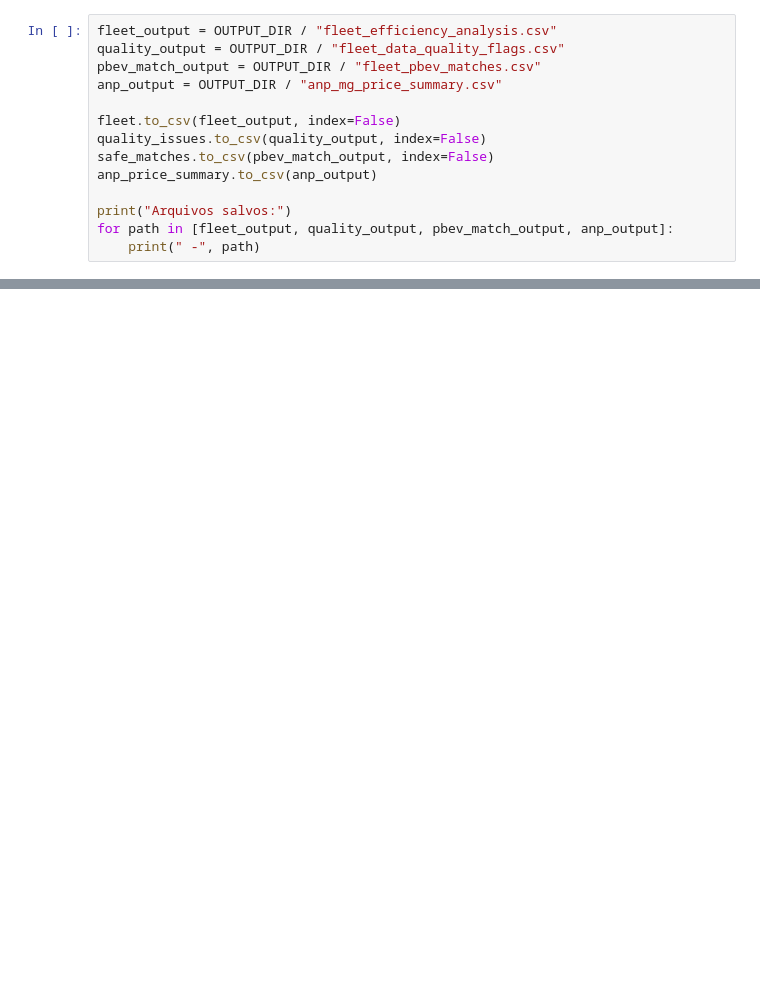
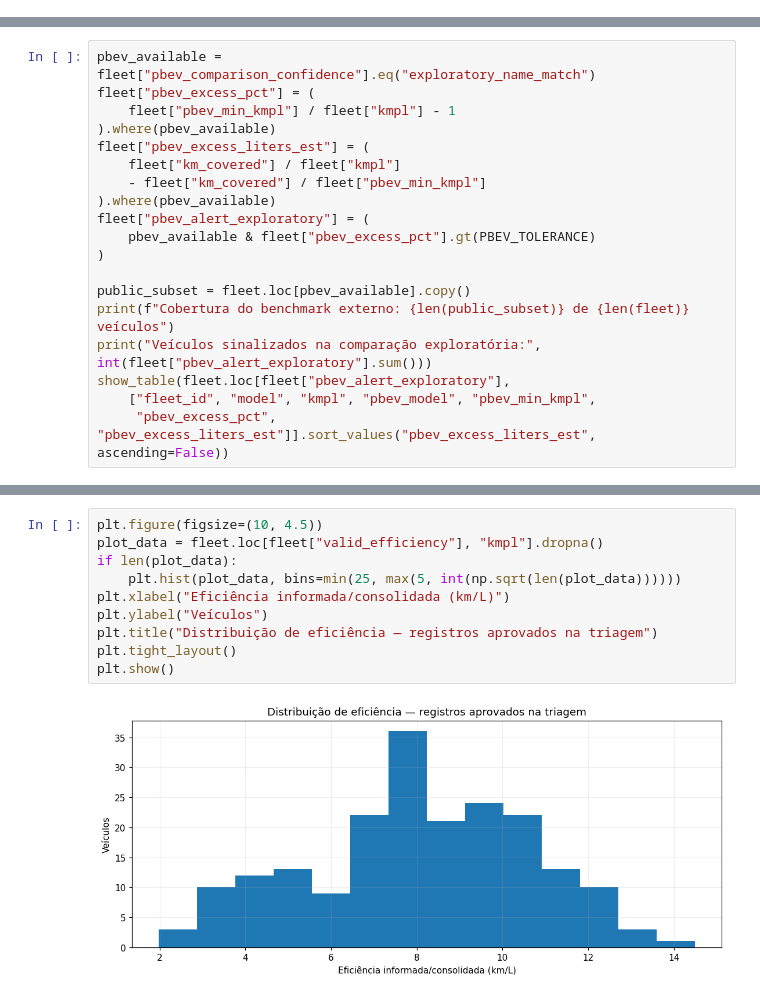
Before and after one commit to Joaopdiasventura/fleet-force-calculation-engine, a Jupyter notebook: main.ipynb, the cells around one changed output, grey strips where cells are left out. Saved outputs shown, nothing was run; the diff lists cells and outputs as text; blank space fills up the shorter version.

```diff
--- a/main.ipynb
+++ b/main.ipynb
@@ -1274,14 +0,0 @@ Os arquivos exportados preservam nomes técnicos de colunas para facilitar sua r
-# %%
-fleet_output = OUTPUT_DIR / "fleet_efficiency_analysis.csv"
-quality_output = OUTPUT_DIR / "fleet_data_quality_flags.csv"
-pbev_match_output = OUTPUT_DIR / "fleet_pbev_matches.csv"
-anp_output = OUTPUT_DIR / "anp_mg_price_summary.csv"
-
-fleet.to_csv(fleet_output, index=False)
-quality_issues.to_csv(quality_output, index=False)
-safe_matches.to_csv(pbev_match_output, index=False)
-anp_price_summary.to_csv(anp_output)
-
-print("Arquivos salvos:")
-for path in [fleet_output, quality_output, pbev_match_output, anp_output]:
-    print(" -", path)
@@ -1387,0 +732,19 @@ Este notebook é uma **prova de conceito de análise de consumo**, com dados pú
+# %%
+pbev_available = fleet["pbev_comparison_confidence"].eq("exploratory_name_match")
+fleet["pbev_excess_pct"] = (
+    fleet["pbev_min_kmpl"] / fleet["kmpl"] - 1
+).where(pbev_available)
+fleet["pbev_excess_liters_est"] = (
+    fleet["km_covered"] / fleet["kmpl"]
+    - fleet["km_covered"] / fleet["pbev_min_kmpl"]
+).where(pbev_available)
+fleet["pbev_alert_exploratory"] = (
+    pbev_available & fleet["pbev_excess_pct"].gt(PBEV_TOLERANCE)
+)
+
+public_subset = fleet.loc[pbev_available].copy()
+print(f"Cobertura do benchmark externo: {len(public_subset)} de {len(fleet)} veículos")
+print("Veículos sinalizados na comparação exploratória:", int(fleet["pbev_alert_exploratory"].sum()))
+show_table(fleet.loc[fleet["pbev_alert_exploratory"],
+    ["fleet_id", "model", "kmpl", "pbev_model", "pbev_min_kmpl",
+     "pbev_excess_pct", "pbev_excess_liters_est"]].sort_values("pbev_excess_liters_est", ascending=False))
@@ -1387,0 +901,12 @@ Este notebook é uma **prova de conceito de análise de consumo**, com dados pú
+# %%
+plt.figure(figsize=(10, 4.5))
+plot_data = fleet.loc[fleet["valid_efficiency"], "kmpl"].dropna()
+if len(plot_data):
+    plt.hist(plot_data, bins=min(25, max(5, int(np.sqrt(len(plot_data))))))
+plt.xlabel("Eficiência informada/consolidada (km/L)")
+plt.ylabel("Veículos")
+plt.title("Distribuição de eficiência — registros aprovados na triagem")
+plt.tight_layout()
+plt.show()
+# %% [output]
+[figure, added]
```
Also changed, not shown: parts of 86 cells of this notebook.
